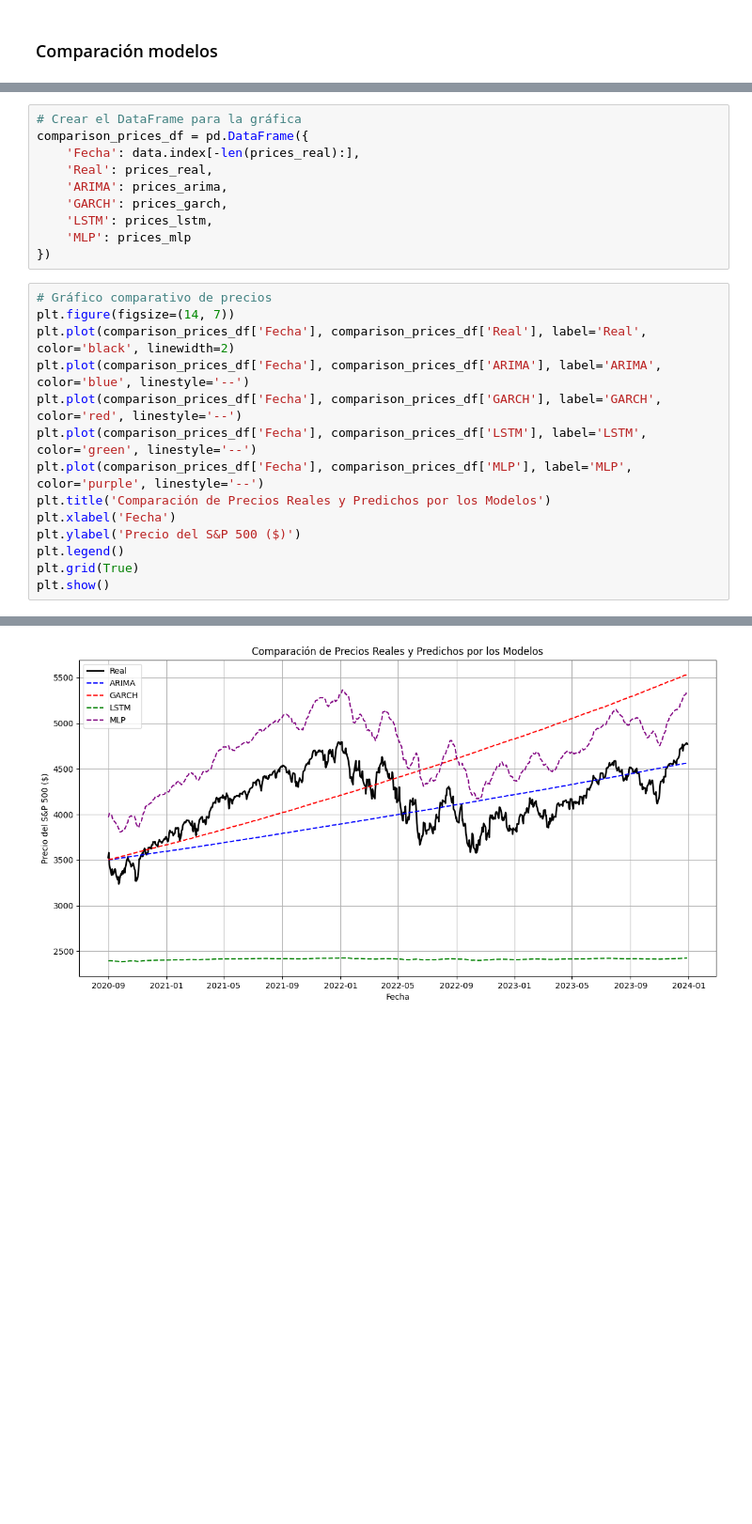
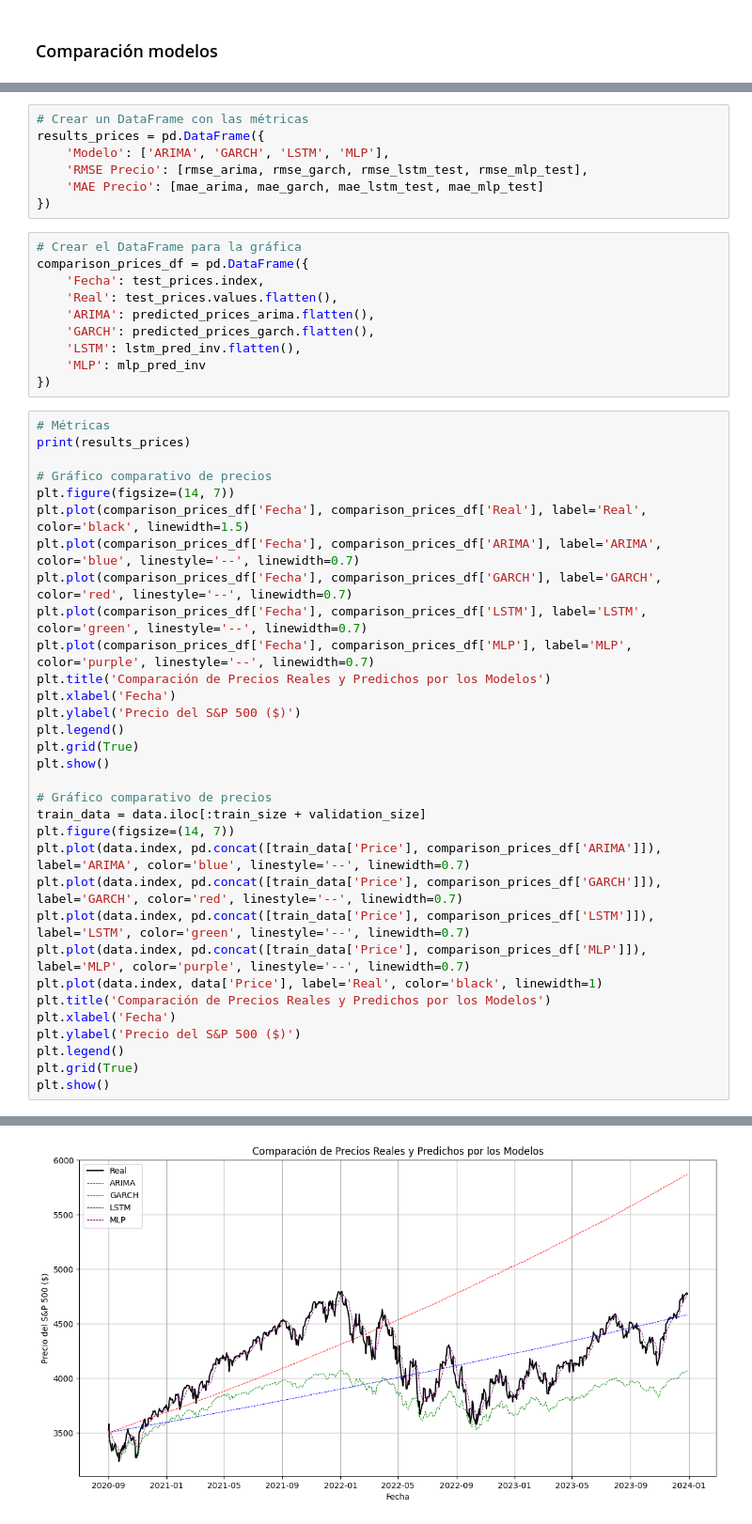
Before and after one commit to allanramirez111/modelos_avanzados_deep_learning, a Jupyter notebook: Proyecto/proyecto.ipynb, the cells around one changed output, grey strips where cells are left out. Shown at 94% size. Saved outputs shown, nothing was run; the diff lists cells and outputs as text; blank space fills up the shorter version.

```diff
--- a/Proyecto/proyecto.ipynb
+++ b/Proyecto/proyecto.ipynb
@@ -848,25 +697,50 @@ print(results_prices)
+# %%
+# Crear un DataFrame con las métricas
+results_prices = pd.DataFrame({
+    'Modelo': ['ARIMA', 'GARCH', 'LSTM', 'MLP'],
+    'RMSE Precio': [rmse_arima, rmse_garch, rmse_lstm_test, rmse_mlp_test],
+    'MAE Precio': [mae_arima, mae_garch, mae_lstm_test, mae_mlp_test]
+})
 # %%
 # Crear el DataFrame para la gráfica
 comparison_prices_df = pd.DataFrame({
-    'Fecha': data.index[-len(prices_real):],
-    'Real': prices_real,
-    'ARIMA': prices_arima,
-    'GARCH': prices_garch,
-    'LSTM': prices_lstm,
-    'MLP': prices_mlp
+    'Fecha': test_prices.index,
+    'Real': test_prices.values.flatten(),
+    'ARIMA': predicted_prices_arima.flatten(),
+    'GARCH': predicted_prices_garch.flatten(),
+    'LSTM': lstm_pred_inv.flatten(),
+    'MLP': mlp_pred_inv
 })
 # %%
+# Métricas
+print(results_prices)
+
 # Gráfico comparativo de precios
 plt.figure(figsize=(14, 7))
-plt.plot(comparison_prices_df['Fecha'], comparison_prices_df['Real'], label='Real', color='black', linewidth=2)
-plt.plot(comparison_prices_df['Fecha'], comparison_prices_df['ARIMA'], label='ARIMA', color='blue', linestyle='--')
-plt.plot(comparison_prices_df['Fecha'], comparison_prices_df['GARCH'], label='GARCH', color='red', linestyle='--')
-plt.plot(comparison_prices_df['Fecha'], comparison_prices_df['LSTM'], label='LSTM', color='green', linestyle='--')
-plt.plot(comparison_prices_df['Fecha'], comparison_prices_df['MLP'], label='MLP', color='purple', linestyle='--')
+plt.plot(comparison_prices_df['Fecha'], comparison_prices_df['Real'], label='Real', color='black', linewidth=1.5)
+plt.plot(comparison_prices_df['Fecha'], comparison_prices_df['ARIMA'], label='ARIMA', color='blue', linestyle='--', linewidth=0.7)
+plt.plot(comparison_prices_df['Fecha'], comparison_prices_df['GARCH'], label='GARCH', color='red', linestyle='--', linewidth=0.7)
+plt.plot(comparison_prices_df['Fecha'], comparison_prices_df['LSTM'], label='LSTM', color='green', linestyle='--', linewidth=0.7)
+plt.plot(comparison_prices_df['Fecha'], comparison_prices_df['MLP'], label='MLP', color='purple', linestyle='--', linewidth=0.7)
 plt.title('Comparación de Precios Reales y Predichos por los Modelos')
 plt.xlabel('Fecha')
 plt.ylabel('Precio del S&P 500 ($)')
 plt.legend()
 plt.grid(True)
 plt.show()
+
+# Gráfico comparativo de precios
+train_data = data.iloc[:train_size + validation_size]
+plt.figure(figsize=(14, 7))
+plt.plot(data.index, pd.concat([train_data['Price'], comparison_prices_df['ARIMA']]), label='ARIMA', color='blue', linestyle='--', linewidth=0.7)
+plt.plot(data.index, pd.concat([train_data['Price'], comparison_prices_df['GARCH']]), label='GARCH', color='red', linestyle='--', linewidth=0.7)
+plt.plot(data.index, pd.concat([train_data['Price'], comparison_prices_df['LSTM']]), label='LSTM', color='green', linestyle='--', linewidth=0.7)
+plt.plot(data.index, pd.concat([train_data['Price'], comparison_prices_df['MLP']]), label='MLP', color='purple', linestyle='--', linewidth=0.7)
+plt.plot(data.index, data['Price'], label='Real', color='black', linewidth=1)
+plt.title('Comparación de Precios Reales y Predichos por los Modelos')
+plt.xlabel('Fecha')
+plt.ylabel('Precio del S&P 500 ($)')
+plt.legend()
+plt.grid(True)
+plt.show()
 # %% [output]
@@ -873 +752 @@ plt.show()
-[figure, old version]
+[figure, new version]
```
Also changed, not shown: parts of 40 cells of this notebook.
